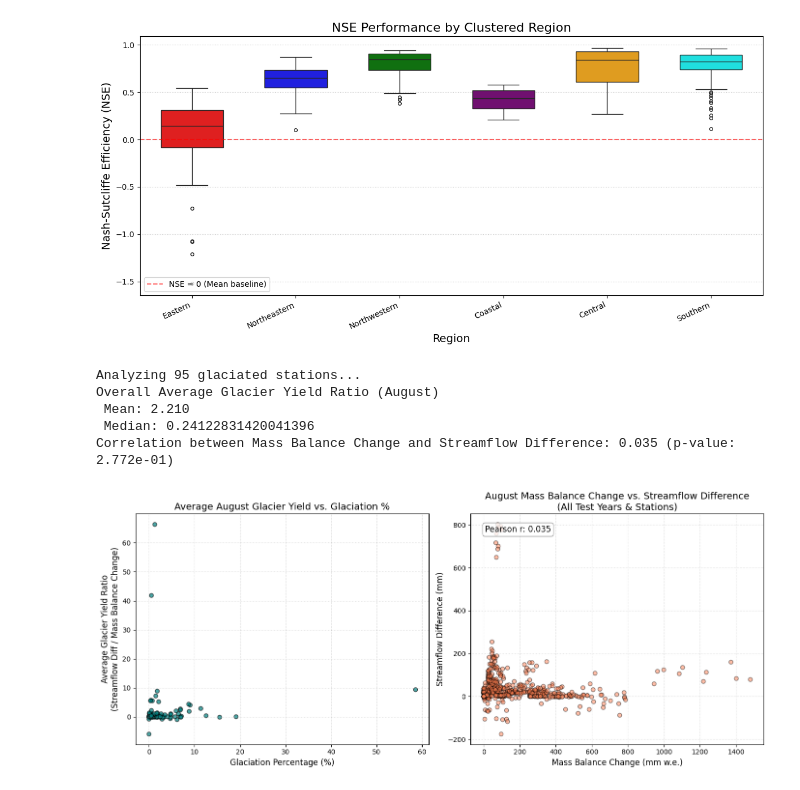
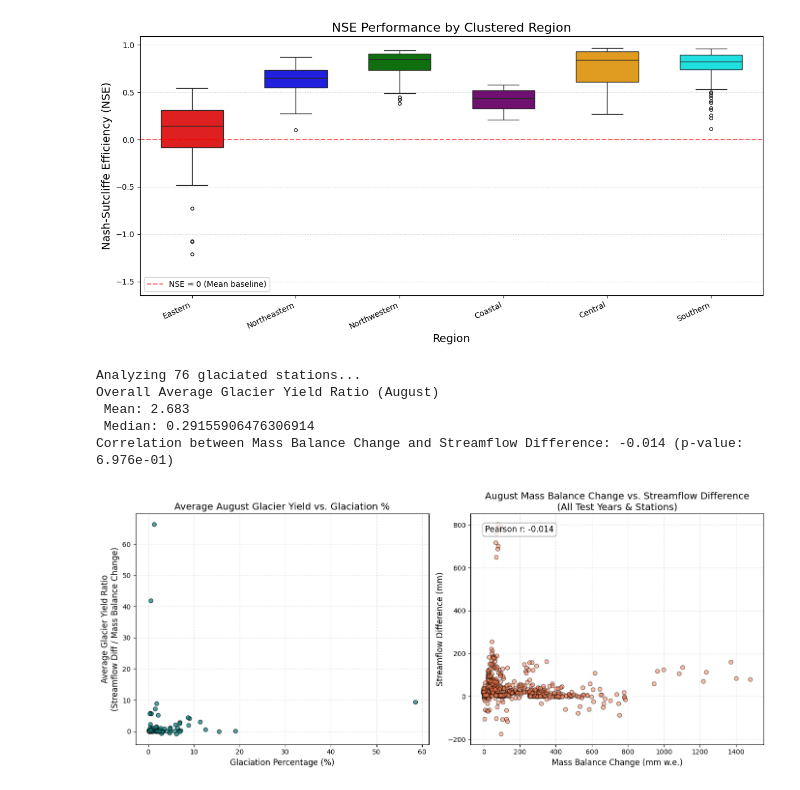
Before and after one commit to TWilson05/EA-LSTM-Streamflow, a Jupyter notebook: notebooks/02_results_benchmarking.ipynb, the cells around one changed output. Cells and saved outputs as stored; diff of their text form; code cells hidden in the pictures.

```diff
--- a/notebooks/02_results_benchmarking.ipynb
+++ b/notebooks/02_results_benchmarking.ipynb
@@ -507,7 +507,7 @@ df_attr = pd.read_csv(PROCESSED_DATA_DIR / "static_attributes.csv", index_col=0)
 # 2. Filter and Isolate August Data for Glaciated Stations
 # =========================================================
 # Identify glaciated stations common to all datasets
-glaciated_stations = df_attr[df_attr['glacier_pct'] > 0].index
+glaciated_stations = df_attr[df_attr['glacier_pct'] > 0.1].index
 glaciated_stations = glaciated_stations.intersection(df_pred.columns).intersection(df_mb.columns)
 
 print(f"Analyzing {len(glaciated_stations)} glaciated stations...")
@@ -576,35 +576,35 @@ print(f"Correlation between Mass Balance Change and Streamflow Difference: {corr
 
 # =========================================================
 # 5. Plotting
 # =========================================================
 fig, axes = plt.subplots(1, 2, figsize=(14, 6))
 
 # --- Left Plot: Glacier Yield vs Glaciation Percentage ---
 axes[0].scatter(glac_pct, avg_ratio_per_station, color='teal', alpha=0.7, edgecolor='k')
 axes[0].set_title('Average August Glacier Yield vs. Glaciation %', fontsize=14)
 axes[0].set_xlabel('Glaciation Percentage (%)', fontsize=12)
 axes[0].set_ylabel('Average Glacier Yield Ratio\n(Streamflow Diff / Mass Balance Change)', fontsize=12)
 axes[0].grid(True, linestyle=':', alpha=0.6)
 
 # --- Right Plot: Mass Balance Change vs Streamflow Difference ---
 axes[1].scatter(mb_flat_clean, diff_flat_clean, color='coral', alpha=0.5, edgecolor='k')
 axes[1].set_title('August Mass Balance Change vs. Streamflow Difference\n(All Test Years & Stations)', fontsize=14)
 axes[1].set_xlabel('Mass Balance Change (mm w.e.)', fontsize=12)
 axes[1].set_ylabel('Streamflow Difference (mm)', fontsize=12)
 
 # Add correlation text to the plot
 textstr = f'Pearson r: {corr:.3f}'
 props = dict(boxstyle='round', facecolor='white', alpha=0.8, edgecolor='gray')
 axes[1].text(0.05, 0.95, textstr, transform=axes[1].transAxes, fontsize=12,
              verticalalignment='top', bbox=props)
 axes[1].grid(True, linestyle=':', alpha=0.6)
 
 plt.tight_layout()
 plt.show()
 # %% [output]
-Analyzing 95 glaciated stations...
+Analyzing 76 glaciated stations...
 Overall Average Glacier Yield Ratio (August)
- Mean: 2.210
- Median: 0.24122831420041396
-Correlation between Mass Balance Change and Streamflow Difference: 0.035 (p-value: 2.772e-01)
+ Mean: 2.683
+ Median: 0.29155906476306914
+Correlation between Mass Balance Change and Streamflow Difference: -0.014 (p-value: 6.976e-01)
-[figure, old version]
+[figure, new version]
```
Also changed, not shown: parts of 1 cell of this notebook.
